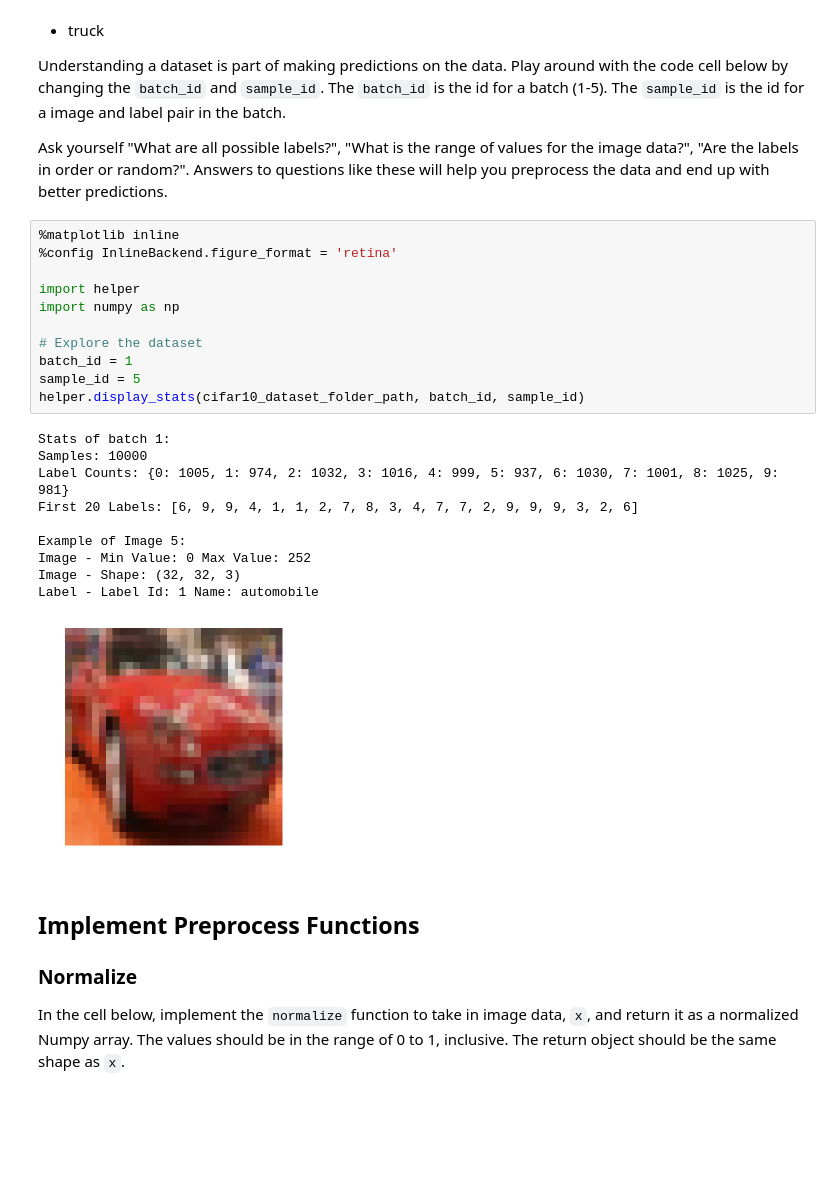
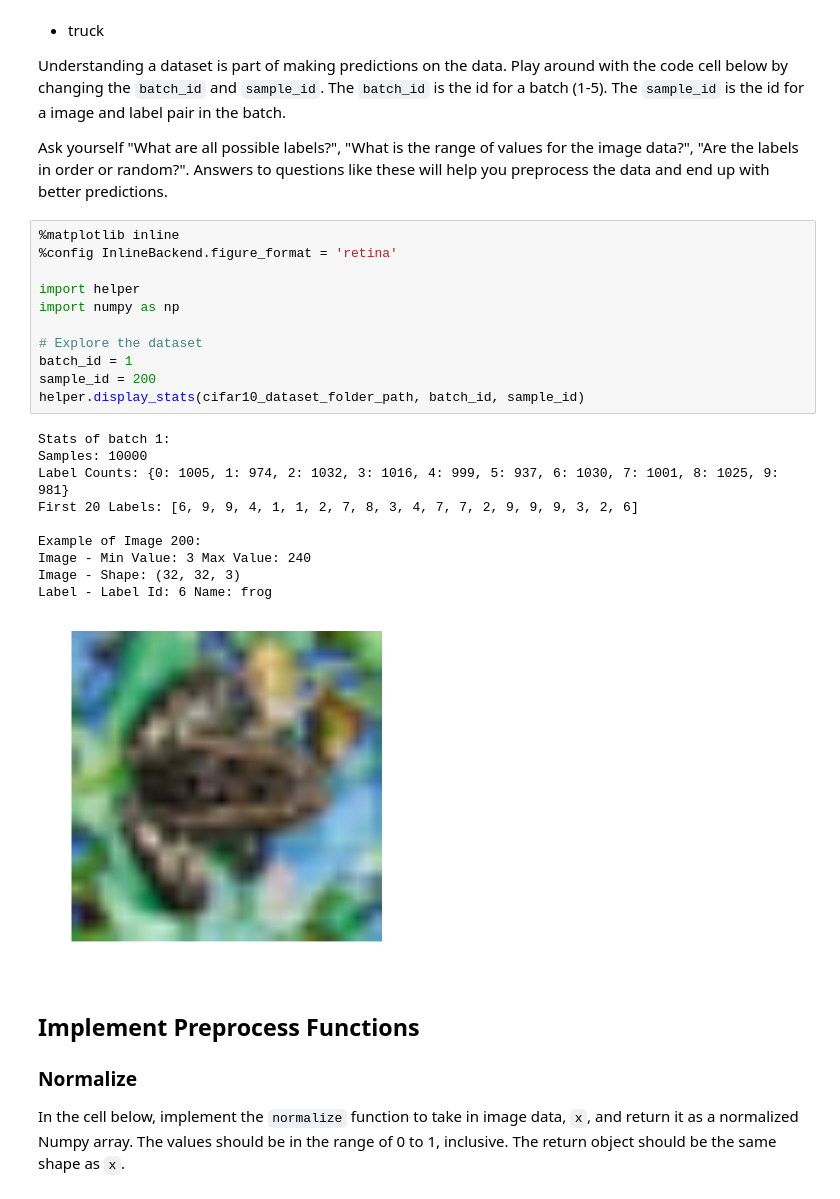
Before and after one commit to cbessega/udacity-deep-learning-project2, a Jupyter notebook: dlnd_image_classification.ipynb, the cells around one changed output. Saved outputs shown, nothing was run; the diff lists cells and outputs as text; blank space fills up the shorter version.

```diff
--- a/dlnd_image_classification.ipynb
+++ b/dlnd_image_classification.ipynb
@@ -66,25 +66,25 @@ Ask yourself "What are all possible labels?", "What is the range of values for t
 # %%
 %matplotlib inline
 %config InlineBackend.figure_format = 'retina'
 
 import helper
 import numpy as np
 
 # Explore the dataset
 batch_id = 1
-sample_id = 5
+sample_id = 200
 helper.display_stats(cifar10_dataset_folder_path, batch_id, sample_id)
 # %% [output]
 Stats of batch 1:
 Samples: 10000
 Label Counts: {0: 1005, 1: 974, 2: 1032, 3: 1016, 4: 999, 5: 937, 6: 1030, 7: 1001, 8: 1025, 9: 981}
 First 20 Labels: [6, 9, 9, 4, 1, 1, 2, 7, 8, 3, 4, 7, 7, 2, 9, 9, 9, 3, 2, 6]
 
-Example of Image 5:
-Image - Min Value: 0 Max Value: 252
+Example of Image 200:
+Image - Min Value: 3 Max Value: 240
 Image - Shape: (32, 32, 3)
-Label - Label Id: 1 Name: automobile
+Label - Label Id: 6 Name: frog
-[figure, old version]
+[figure, new version]
 # %% [markdown]
 ## Implement Preprocess Functions
 ### Normalize
```
Also changed, not shown: parts of 5 cells of this notebook.
